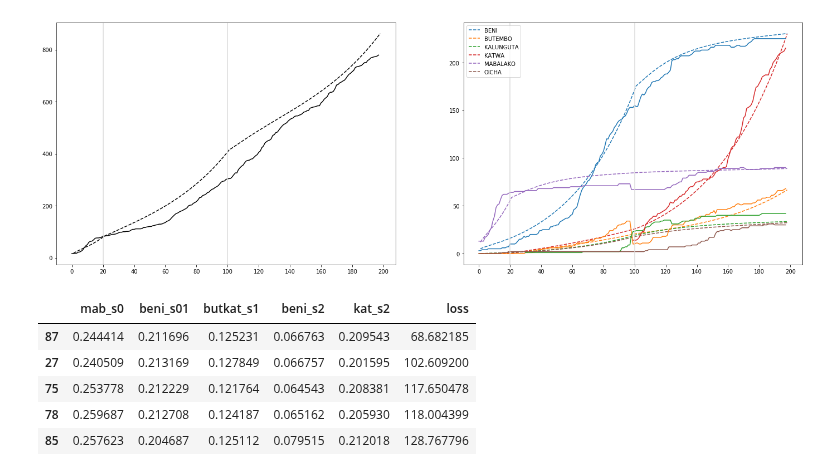
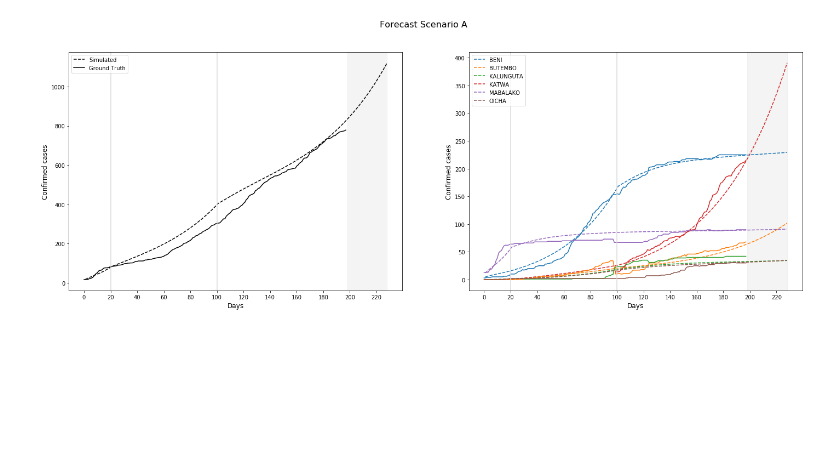
Before and after one commit to NSSAC/DRC_Ebola_2018, a Jupyter notebook: notebooks/calib_checkpointing.ipynb, the cells around one changed output. Saved outputs shown, nothing was run; the diff lists cells and outputs as text; code cells hidden in the pictures; blank space fills up the shorter version.

Commit message:
updated figures, risk profile

```diff
--- a/notebooks/calib_checkpointing.ipynb
+++ b/notebooks/calib_checkpointing.ipynb
@@ -15,9 +15,13 @@ import hyperopt
 from hyperopt import hp, Trials
 from tqdm import tqdm
 # %%
-def run_patchsim(x):
+def run_patchsim(x,forecast=False):
     prep_param_file(x)
-    stages = 3
+    if forecast:
+        stages = 4
+    else:
+        stages = 3
+
     for s in range(stages):
         cfg = sim.read_config('../data/patchsim/calib_cps/cfg_stage{}.txt'.format(s))
         sim.run_disease_simulation(cfg,write_epi=True)
@@ -110,43 +130,82 @@ x_space = [hp.uniform('0',0.24,0.26),
 #            hp.uniform('4',0.21,0.21)]
 # %%
 trials = Trials()
-max_evals = 100
+max_evals = 1000
 pbar = tqdm(total=max_evals, desc="Calibration")
 x_opt_dict = hyperopt.fmin(agg_error_func, space=x_space, algo=hyperopt.rand.suggest, max_evals=max_evals, trials=trials)
 particles_df = pd.DataFrame(dict(sorted({int(k):v for k,v in trials.vals.items()}.items())))
 particles_df.columns = column_labels
 particles_df['loss'] = trials.losses()
 pbar.close()
+# %%
+out_dict = {}
 # %%
 f,axarr = plt.subplots(1,2,figsize=(24,8))
+x_opt = [x_opt_dict[str(i)] for i in range(len(x_space))]
 
-x_opt = [x_opt_dict[str(i)] for i in range(len(x_space))]
-out_df = run_patchsim(x_opt)
+forecast = True
+scenario = 'A'
+if forecast:
+    temp = pd.read_csv('../data/patchsim/calib_cps/param_stage2.txt',delim_whitespace=True)
+
+    if scenario=='A':  ## KATWA continue with same beta as stage 2.
+        temp = temp[temp['id']=='KATWA']
+        temp.to_csv('../data/patchsim/calib_cps/param_stage3.txt',sep=' ',index=None)
+
+    if scenario=='B':  ## KATWA reduces to BENI's beta at stage 2.
+        temp = pd.read_csv('../data/patchsim/calib_cps/param_stage2.txt',delim_whitespace=True)
+        val = temp[temp['id']=='BENI']['beta'].values[0]
+        temp['beta'] = temp.apply(lambda x: val if x['id']=='KATWA' else x['beta'],axis=1)
+        temp.to_csv('../data/patchsim/calib_cps/param_stage3.txt',sep=' ',index=None)
+
+out_df = run_patchsim(x_opt,forecast)
+out_dict[scenario] = out_df
+
 out_df.sum().cumsum().plot(label='Simulated',ax=axarr[0],color='k',style='--')
 axarr[0].plot(gt[gt.health_zone=='all'].total_c.values,label='Ground Truth',color='k')
+axarr[0].legend()
 
 out_df.loc[[k.upper() for k in key_hzs]].T.cumsum().plot(ax=axarr[1], style='--')
 axarr[1].legend().set_title('')
 axarr[1].set_prop_cycle(None)
 for h in key_hzs:
     gt[gt.health_zone==h.capitalize()].reset_index().plot(y='total_c',ax=axarr[1],legend=None)
 
 cp_timings = [20,100,197]
 for t in cp_timings[:-1]:
     axarr[0].axvline(t,color='#dbdbdb')
     axarr[1].axvline(t,color='#dbdbdb')
 
 loc = plticker.MultipleLocator(base=20)
 axarr[0].xaxis.set_major_locator(loc)
 axarr[1].xaxis.set_major_locator(loc)
+
+axarr[0].set_xlabel('Days',fontsize=12)
+axarr[1].set_xlabel('Days',fontsize=12)
+
+axarr[0].set_ylabel('Confirmed cases',fontsize=12)
+axarr[1].set_ylabel('Confirmed cases',fontsize=12)
+
+if forecast:
+    axarr[0].axvspan(T,T+30,color='#dbdbdb',alpha=0.3)
+    axarr[1].axvspan(T,T+30,color='#dbdbdb',alpha=0.3)
+
+    plt.suptitle('Forecast Scenario {}'.format(scenario),fontsize=16)
+    plt.savefig('../plots/forecast_scenario_{}.png'.format(scenario),dpi=100)
+else:
+    plt.suptitle('Model calibration',fontsize=16)
+    plt.savefig('../plots/model_calibration.png',dpi=100)
+
+
+if forecast:
+    out_df.index = out_df.index.str.replace('_',' ')
+    out_wk = out_df.groupby((out_df.columns - 1)// 7, axis=1).sum()
+    wk_range = out_wk.columns[:-1]
+    out_wk = out_wk[wk_range]
+
+    out_wk['Last4'] = out_wk[wk_range[-4:]].sum(axis=1)
+    temp_df = out_wk.sort_values('Last4',ascending=False)[['Last4']]
+    temp_df['risk_index'] = temp_df.Last4/temp_df.Last4.sum()
+    temp_df[['risk_index']].head(10).to_html('../plots/risk_table_{}.html'.format(scenario))
 # %% [output]
-[figure, old version]
+[figure, new version]
-# %%
-particles_df.sort_values('loss').head()
-# %% [output]
-|  | mab_s0 | beni_s01 | butkat_s1 | beni_s2 | kat_s2 | loss |
-| 87 | 0.244414 | 0.211696 | 0.125231 | 0.066763 | 0.209543 | 68.682185 |
-| 27 | 0.240509 | 0.213169 | 0.127849 | 0.066757 | 0.201595 | 102.609200 |
-| 75 | 0.253778 | 0.212229 | 0.121764 | 0.064543 | 0.208381 | 117.650478 |
-| 78 | 0.259687 | 0.212708 | 0.124187 | 0.065162 | 0.205930 | 118.004399 |
-| 85 | 0.257623 | 0.204687 | 0.125112 | 0.079515 | 0.212018 | 128.767796 |
```
Also changed, not shown: parts of 2 cells of this notebook, 10 other files.
